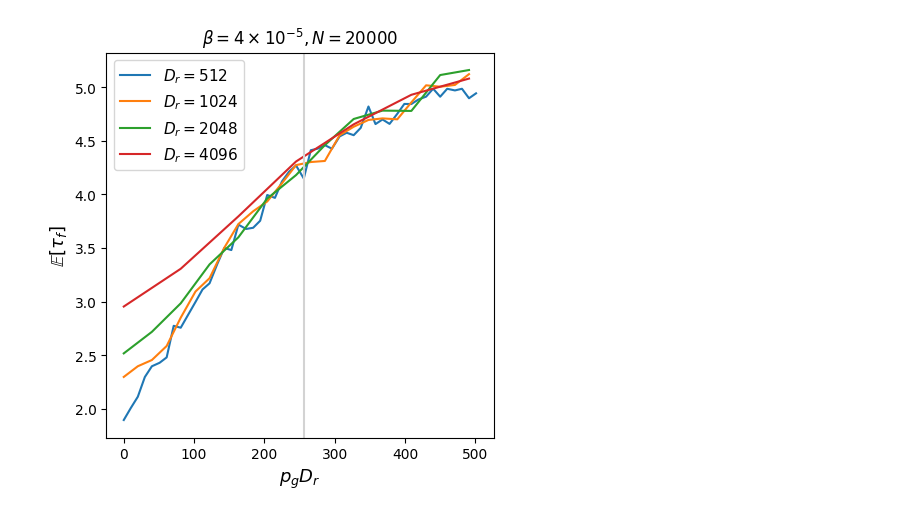
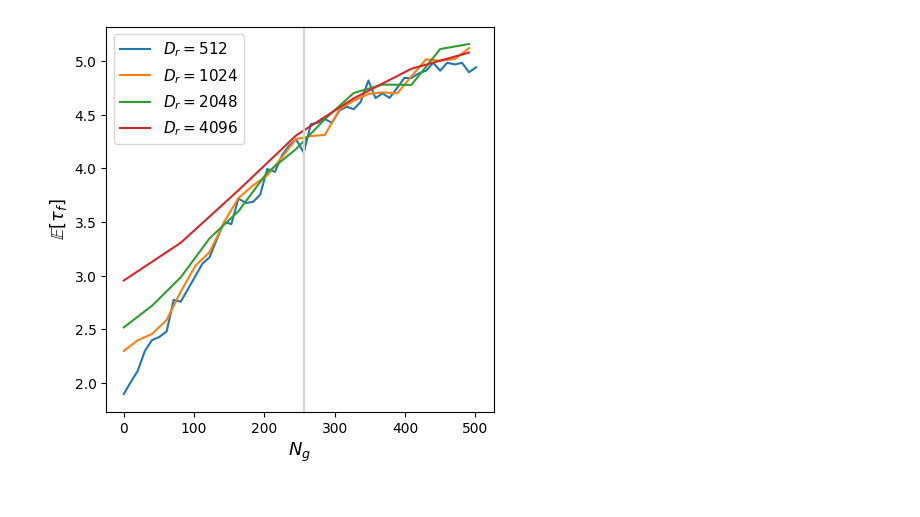
Before and after one commit to pinakm9/random-feature-map, a Jupyter notebook: notebooks/optimal D_r.ipynb, the cells around one changed output. Cells and saved outputs as stored; diff of their text form; code cells hidden in the pictures.

```diff
--- a/notebooks/optimal D_r.ipynb
+++ b/notebooks/optimal D_r.ipynb
@@ -35,30 +36,30 @@ data2 = bsa2.get_data()
 # %%
 fig = plt.figure(figsize=(5, 5))
 # ax = fig.add_subplot(121)
 ax1 = fig.add_subplot(111)
 
 # tau1 = data1[data1['good_rows_W_in']==1]['tau_f_se']
 # tau2 = data2[data2['good_rows_W_in']==0.5]['tau_f_se']
 # sns.histplot(tau1, ax=ax, label=fr'$D_r=${D_r1}, $p_g=1$', stat='probability')
 # sns.histplot(tau2, ax=ax, label=fr'$D_r=${D_r2}, $p_g=0.5$', stat='probability')
 # ax.legend(fontsize=11)
 # ax.set_xlabel(r'$\tau_f$', fontsize=13)
 # ax.set_ylabel(r'Probability', fontsize=11)
 
 for D_r in [512, 1024, D_r1, D_r2]:
     bsa = sr1.BatchStrategyAnalyzer_SMLR(save_folder + str(D_r))
     data = bsa.get_data()
     tau = bsa.get_line('tau_f_se')[0]
     p_g = np.unique(data['good_rows_W_in'].to_numpy())
     i = np.where(D_r*p_g > 511)[0][0]#np.where(tau > 5)[0][0]
     ax1.plot(D_r*p_g[:i], tau[:i], label=fr'$D_r=${D_r}')
 ax1.axvline(x=256, c='lightgrey')
 ax1.legend(fontsize=11)
-ax1.set_xlabel(r'$p_gD_r$', fontsize=13)
+ax1.set_xlabel(r'$N_g$', fontsize=13)
 ax1.set_ylabel(r'$\mathbb{E}[\tau_f]$', fontsize=13)
-ax1.set_title(r'$\beta=4\times10^{-5}, N=20000$')
+# ax1.set_title(r'$\beta=4\times10^{-5}, N=20000$')
 plt.savefig('../data/plots/effective-D_r.png', dpi=300, bbox_inches='tight')
 plt.show()
 # %% [output]
-[figure, old version]
+[figure, new version]
 # %%
```
Also changed, not shown: parts of 10 cells of this notebook, 8 other files.
